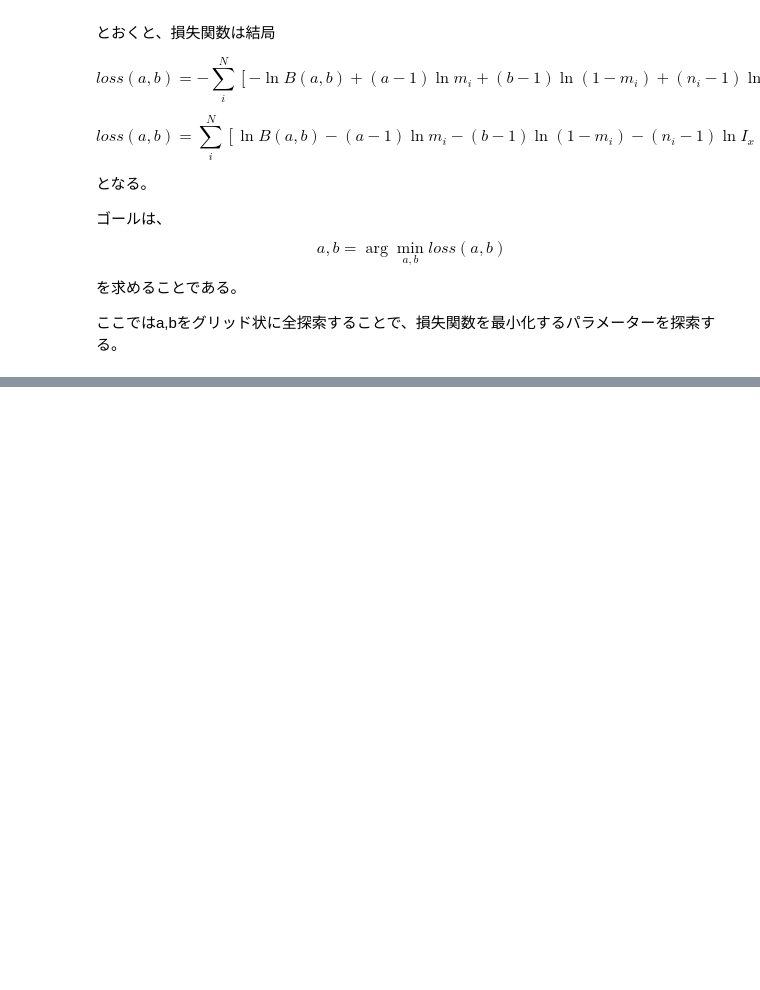
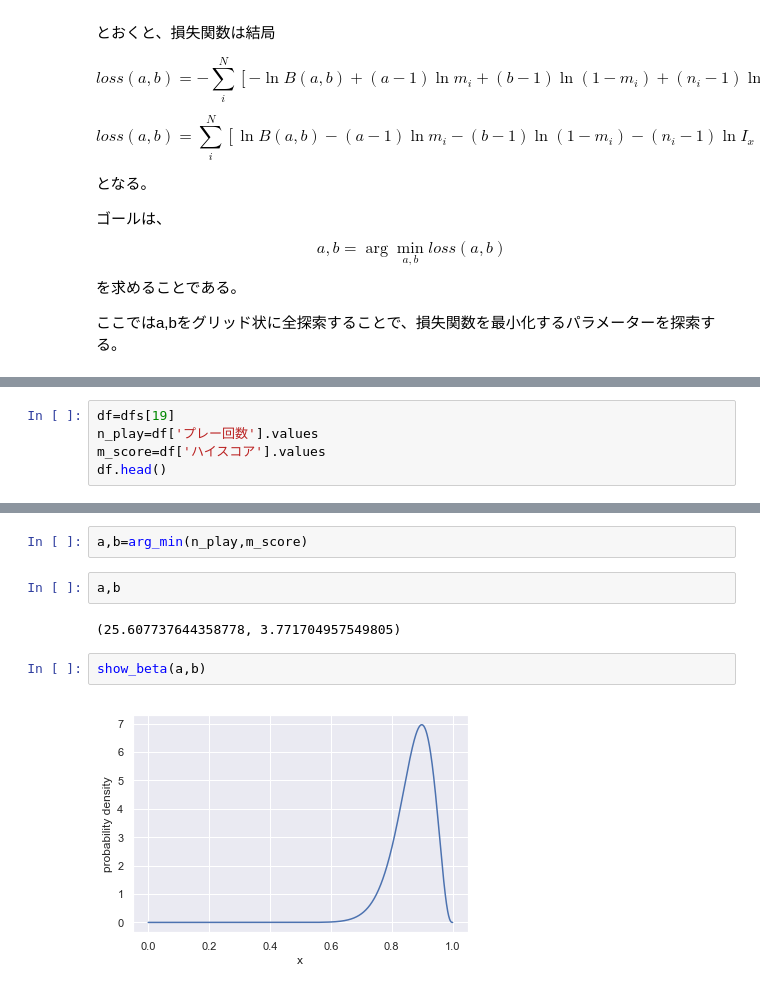
Before and after one commit to masakiaota/blog, a Jupyter notebook: sdvx_score_dist/equation.ipynb, the cells around one changed output, grey strips where cells are left out. Drawn from its saved outputs; the diff is of its cells as text; blank space fills up the shorter version.

```diff
--- a/sdvx_score_dist/equation.ipynb
+++ b/sdvx_score_dist/equation.ipynb
@@ -235,0 +277,5 @@ $$a,b = \arg \min_{a,b} loss(a,b)$$
+# %%
+df=dfs[19]
+n_play=df['プレー回数'].values
+m_score=df['ハイスコア'].values
+df.head()
@@ -235,0 +289,10 @@ $$a,b = \arg \min_{a,b} loss(a,b)$$
+# %%
+a,b=arg_min(n_play,m_score)
+# %%
+a,b
+# %% [output]
+(25.607737644358778, 3.771704957549805)
+# %%
+show_beta(a,b)
+# %% [output]
+[figure, added]
```
Also changed, not shown: parts of 40 cells of this notebook, 1 other file.
